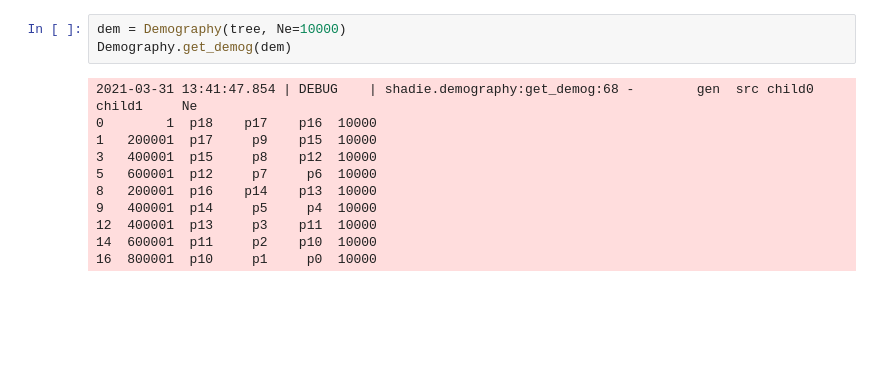
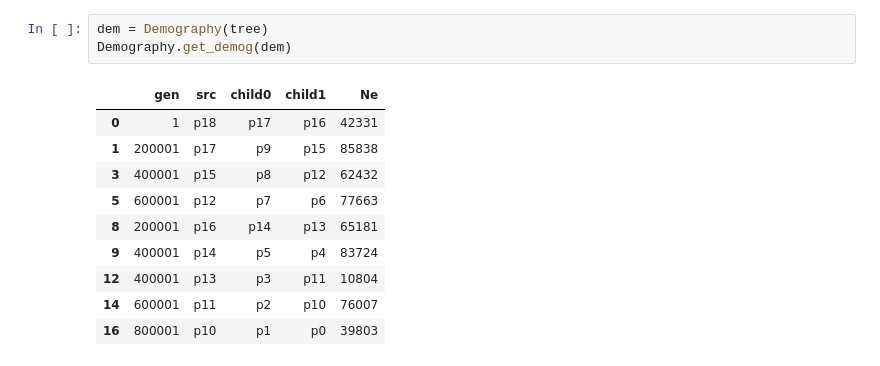
Before and after one commit to elissasoroj/shadie, a Jupyter notebook: shadie/notebooks/3 Demography Class.ipynb, the cells around one changed output. Saved outputs shown, nothing was run; the diff lists cells and outputs as text; blank space fills up the shorter version.

```diff
--- a/shadie/notebooks/3 Demography Class.ipynb
+++ b/shadie/notebooks/3 Demography Class.ipynb
@@ -31,14 +35,14 @@ tree = tree.set_node_values(
 # %%
-dem = Demography(tree, Ne=10000)
+dem = Demography(tree)
 Demography.get_demog(dem)
 # %% [output]
-2021-03-31 13:41:47.854 | DEBUG    | shadie.demography:get_demog:68 -        gen  src child0 child1     Ne
-0        1  p18    p17    p16  10000
-1   200001  p17     p9    p15  10000
-3   400001  p15     p8    p12  10000
-5   600001  p12     p7     p6  10000
-8   200001  p16    p14    p13  10000
-9   400001  p14     p5     p4  10000
-12  400001  p13     p3    p11  10000
-14  600001  p11     p2    p10  10000
-16  800001  p10     p1     p0  10000
+|  | gen | src | child0 | child1 | Ne |
+| 0 | 1 | p18 | p17 | p16 | 42331 |
+| 1 | 200001 | p17 | p9 | p15 | 85838 |
+| 3 | 400001 | p15 | p8 | p12 | 62432 |
+| 5 | 600001 | p12 | p7 | p6 | 77663 |
+| 8 | 200001 | p16 | p14 | p13 | 65181 |
+| 9 | 400001 | p14 | p5 | p4 | 83724 |
+| 12 | 400001 | p13 | p3 | p11 | 10804 |
+| 14 | 600001 | p11 | p2 | p10 | 76007 |
+| 16 | 800001 | p10 | p1 | p0 | 39803 |
```
Also changed, not shown: parts of 4 cells of this notebook, 2 other files.
